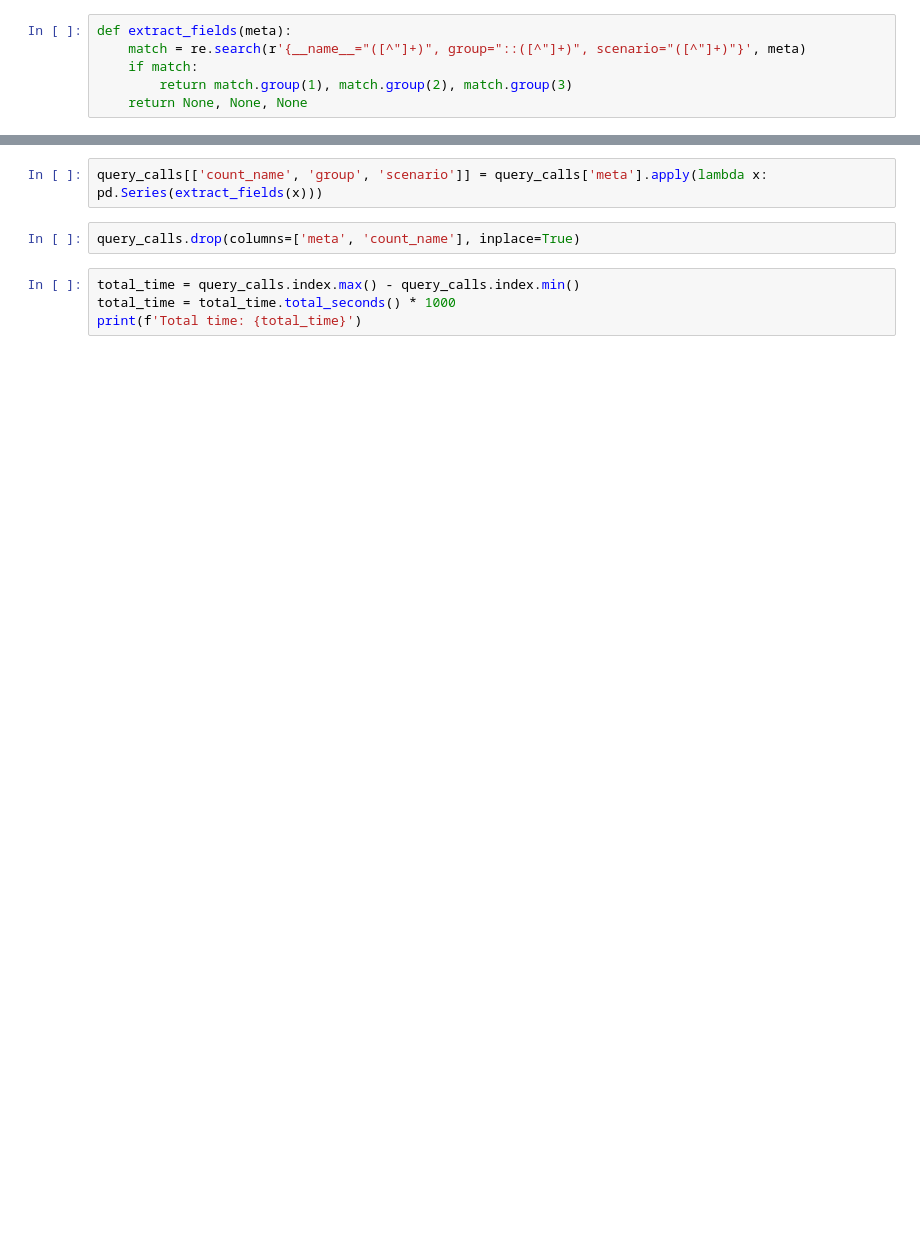
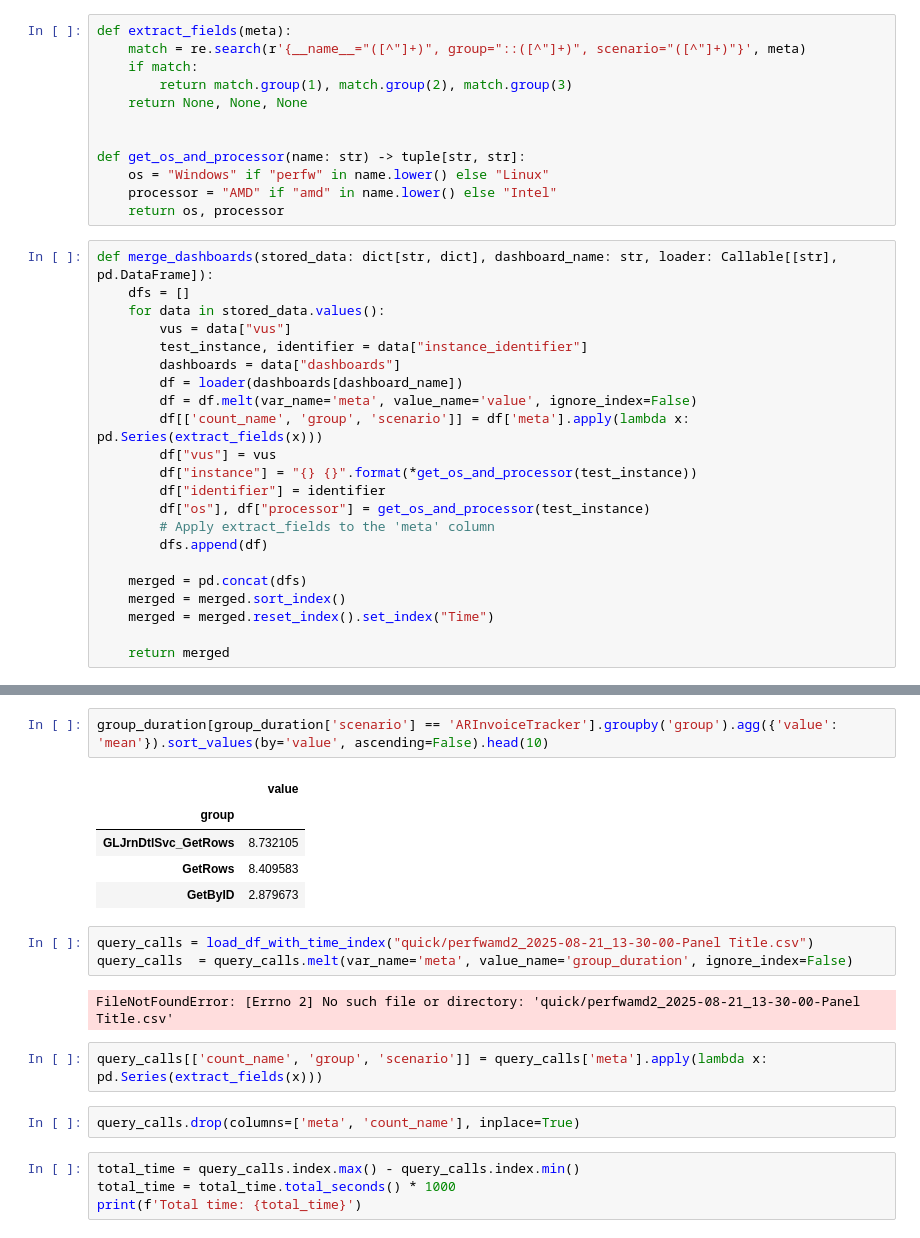
Before and after one commit to epicor-yasuomaidana/metrics-analysis, a Jupyter notebook: Api Call Analyzer.ipynb, the cells around one changed output, grey strips where cells are left out. Saved outputs shown, nothing was run; the diff lists cells and outputs as text; blank space fills up the shorter version.

```diff
--- a/Api Call Analyzer.ipynb
+++ b/Api Call Analyzer.ipynb
@@ -13,3 +15,31 @@ def extract_fields(meta):
     if match:
         return match.group(1), match.group(2), match.group(3)
     return None, None, None
+
+
+def get_os_and_processor(name: str) -> tuple[str, str]:
+    os = "Windows" if "perfw" in name.lower() else "Linux"
+    processor = "AMD" if "amd" in name.lower() else "Intel"
+    return os, processor
+# %%
+def merge_dashboards(stored_data: dict[str, dict], dashboard_name: str, loader: Callable[[str], pd.DataFrame]):
+    dfs = []
+    for data in stored_data.values():
+        vus = data["vus"]
+        test_instance, identifier = data["instance_identifier"]
+        dashboards = data["dashboards"]
+        df = loader(dashboards[dashboard_name])
+        df = df.melt(var_name='meta', value_name='value', ignore_index=False)
+        df[['count_name', 'group', 'scenario']] = df['meta'].apply(lambda x: pd.Series(extract_fields(x)))
+        df["vus"] = vus
+        df["instance"] = "{} {}".format(*get_os_and_processor(test_instance))
+        df["identifier"] = identifier
+        df["os"], df["processor"] = get_os_and_processor(test_instance)
+        # Apply extract_fields to the 'meta' column
+        dfs.append(df)
+
+    merged = pd.concat(dfs)
+    merged = merged.sort_index()
+    merged = merged.reset_index().set_index("Time")
+
+    return merged
@@ -16,3 +168,16 @@ def extract_fields(meta):
+# %%
+group_duration[group_duration['scenario'] == 'ARInvoiceTracker'].groupby('group').agg({'value': 'mean'}).sort_values(by='value', ascending=False).head(10)
+# %% [output]
+|  | value |
+| group |  |
+| GLJrnDtlSvc_GetRows | 8.732105 |
+| GetRows | 8.409583 |
+| GetByID | 2.879673 |
+# %%
+query_calls = load_df_with_time_index("quick/perfwamd2_2025-08-21_13-30-00-Panel Title.csv")
+query_calls  = query_calls.melt(var_name='meta', value_name='group_duration', ignore_index=False)
+# %% [output]
+FileNotFoundError: [Errno 2] No such file or directory: 'quick/perfwamd2_2025-08-21_13-30-00-Panel Title.csv'
 # %%
 query_calls[['count_name', 'group', 'scenario']] = query_calls['meta'].apply(lambda x: pd.Series(extract_fields(x)))
 # %%
```
Also changed, not shown: parts of 27 cells of this notebook.
